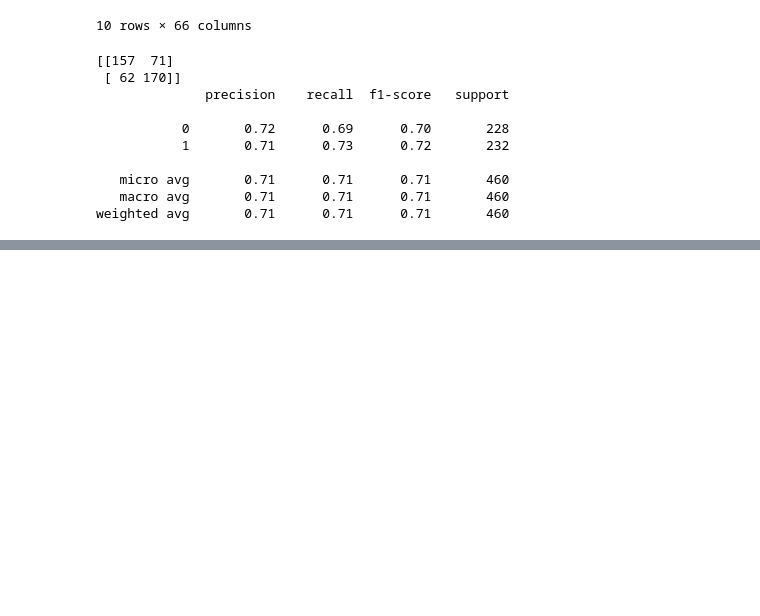
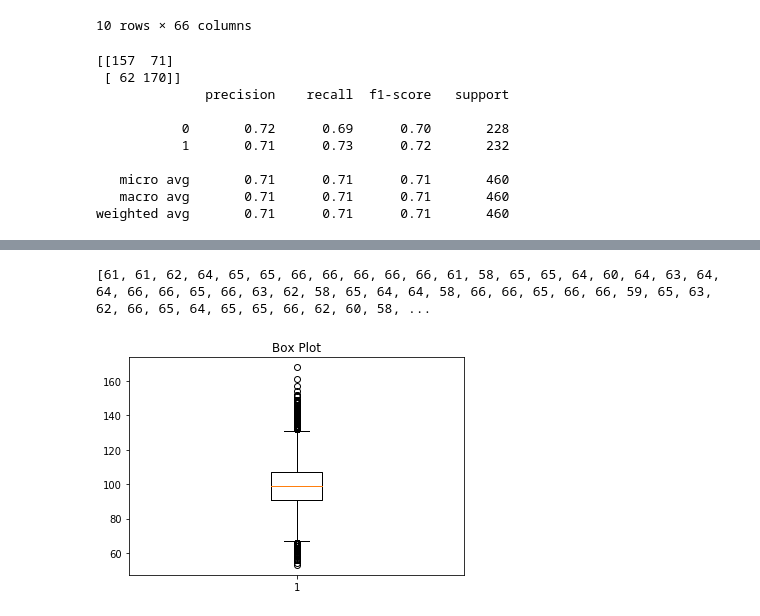
Before and after one commit to fr4nc1sj0hn/DataScienceTraininingWTW, a Jupyter notebook: Machine Learning Fundamentals.ipynb, the cells around one changed output, grey strips where cells are left out. Saved outputs shown, nothing was run; the diff lists cells and outputs as text; code cells hidden in the pictures; blank space fills up the shorter version.

```diff
--- a/Machine Learning Fundamentals.ipynb
+++ b/Machine Learning Fundamentals.ipynb
@@ -124,0 +319,16 @@ weighted avg       0.71      0.71      0.71       460
+# %%
+fig1, ax1 = plt.subplots()
+ax1.set_title('Box Plot')
+box  = ax1.boxplot(data["TeamScore"])
+
+fly = box['fliers'][0]
+
+outliers = []
+for flier in fly.get_ydata():
+    outliers.append(flier)
+
+print(outliers)
+plt.show()
+# %% [output]
+[61, 61, 62, 64, 65, 65, 66, 66, 66, 66, 66, 61, 58, 65, 65, 64, 60, 64, 63, 64, 64, 66, 66, 65, 66, 63, 62, 58, 65, 64, 64, 58, 66, 66, 65, 66, 66, 59, 65, 63, 62, 66, 65, 64, 65, 65, 66, 62, 60, 58, ...
+[figure, added]
```
Also changed, not shown: parts of 14 cells of this notebook, 1 other file.
